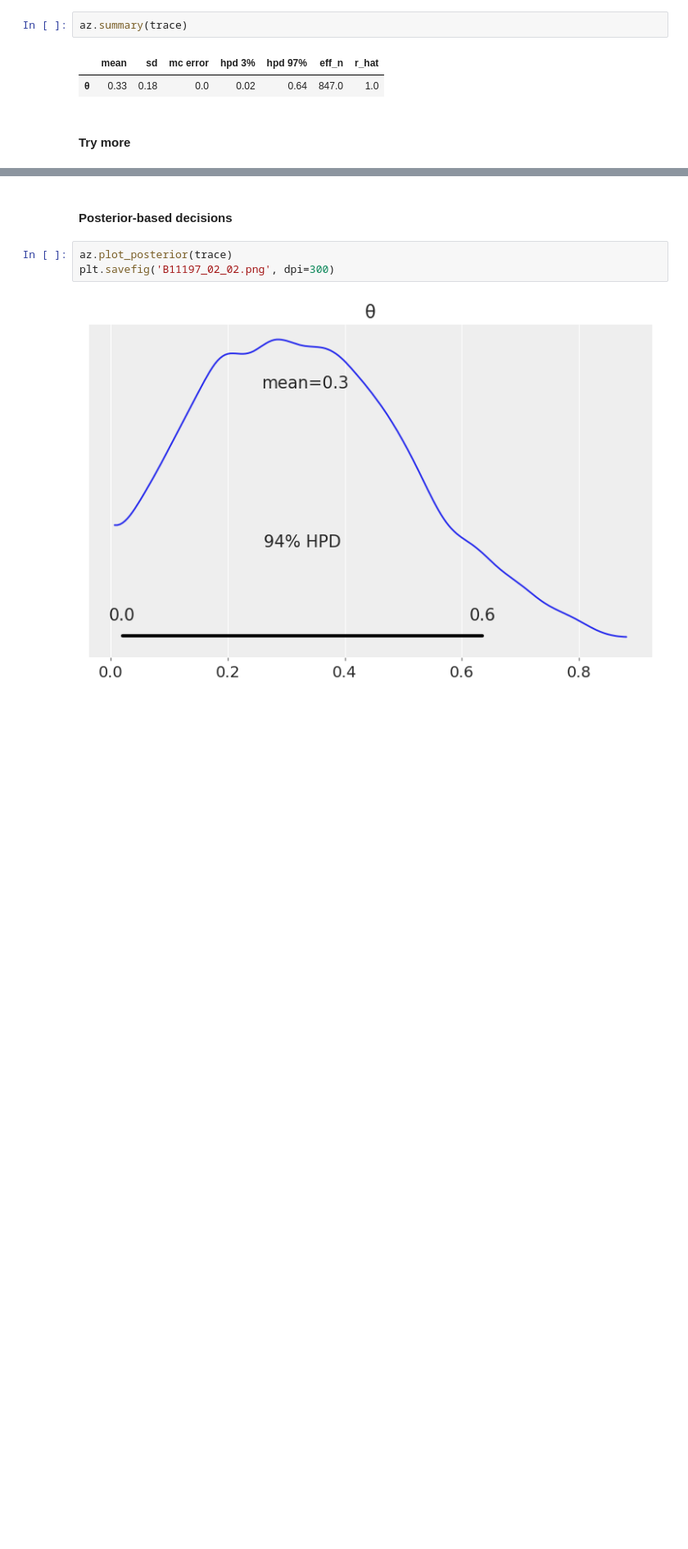
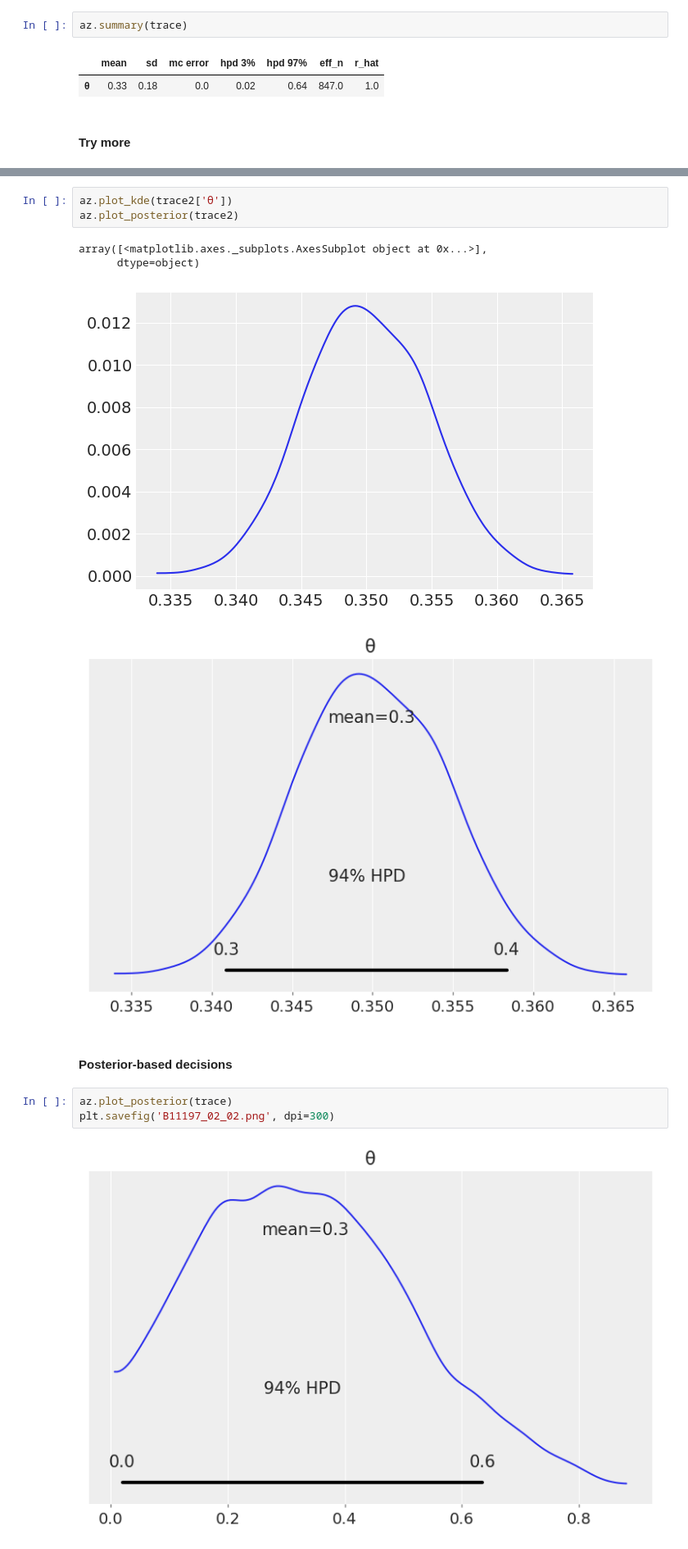
Before and after one commit to kiwiriver/BAP, a Jupyter notebook: code/Chp2/02 Programming probabilistically.ipynb, the cells around one changed output, grey strips where cells are left out. Shown at 82% size. Saved outputs shown, nothing was run; the diff lists cells and outputs as text; blank space fills up the shorter version.

```diff
--- a/code/Chp2/02 Programming probabilistically.ipynb
+++ b/code/Chp2/02 Programming probabilistically.ipynb
@@ -100,3 +142,11 @@ plt.savefig('B11197_02_01_more.png')
+# %%
+az.plot_kde(trace2['θ'])
+az.plot_posterior(trace2)
+# %% [output]
+array([<matplotlib.axes._subplots.AxesSubplot object at 0x...>],
+      dtype=object)
+[figure, added]
+[figure, added]
 # %% [markdown]
 #### Posterior-based decisions
 # %%
```
Also changed, not shown: parts of 13 cells of this notebook, 2 other files.
